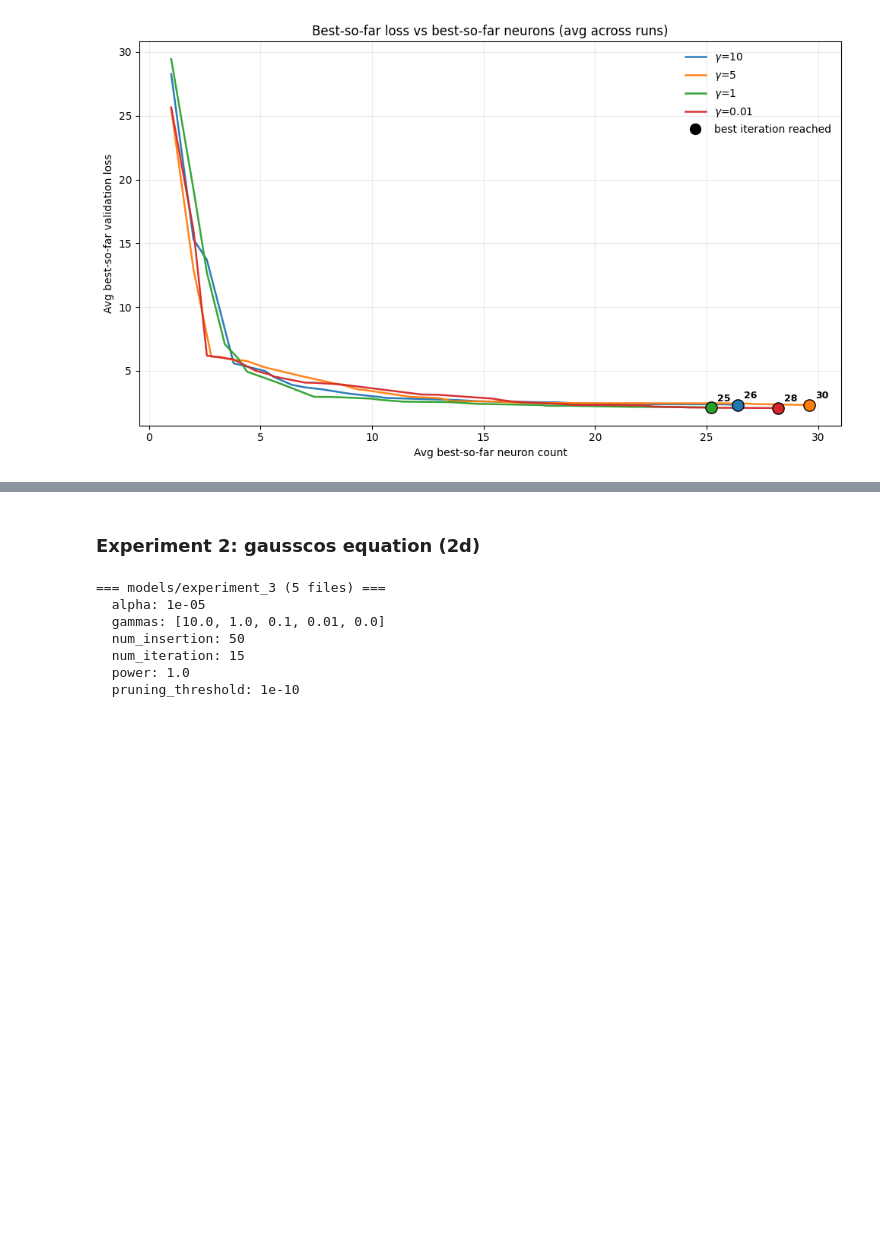
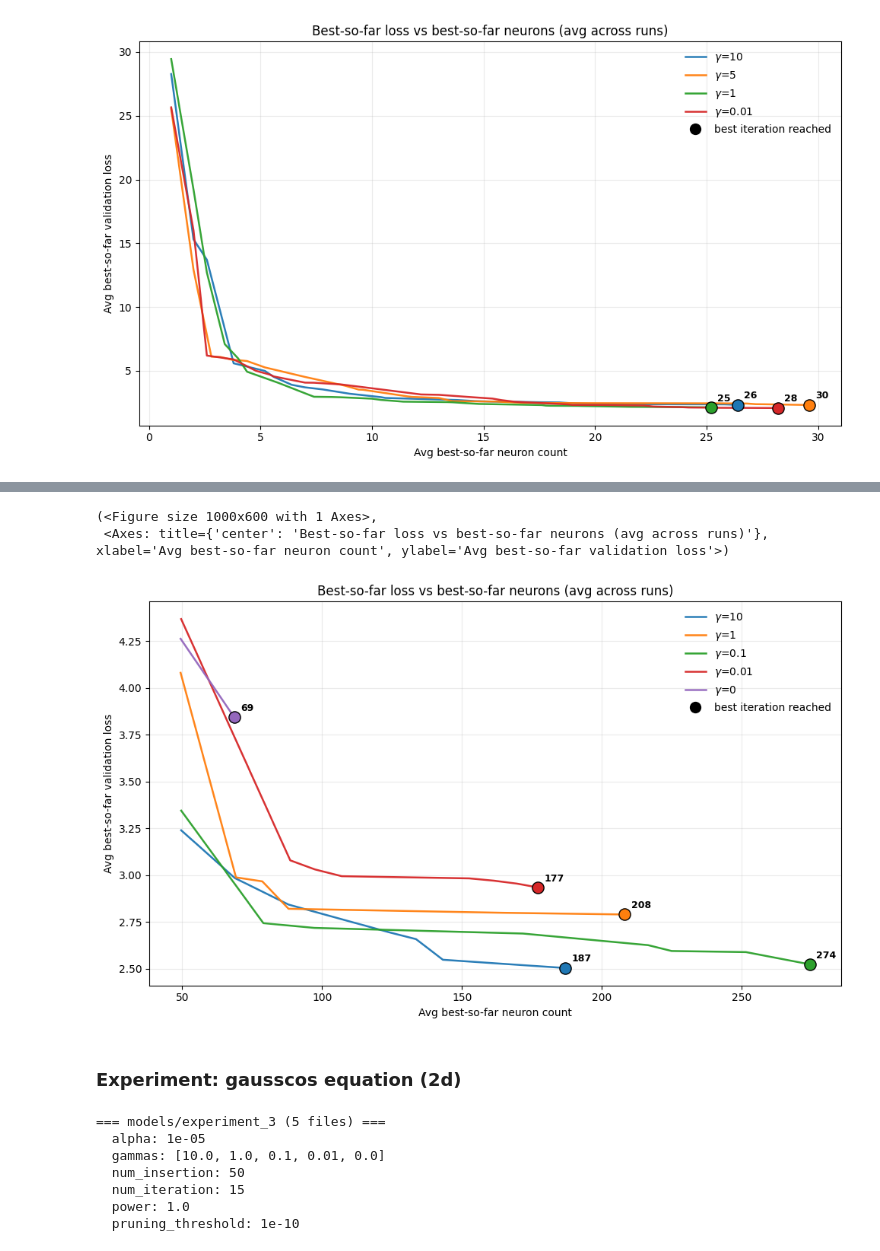
Before and after one commit to KeWu5678/NNforHJB, a Jupyter notebook: notebook/experiment_analysis.ipynb, the cells around one changed output, grey strips where cells are left out. Drawn from its saved outputs; the diff is of its cells as text; code cells hidden in the pictures; blank space fills up the shorter version.

Commit message:
update experiments

```diff
--- a/notebook/experiment_analysis.ipynb
+++ b/notebook/experiment_analysis.ipynb
@@ -51,10 +75,21 @@ plot_best_loss_vs_best_neurons_by_gamma(
+# %%
+from scr.metric import plot_best_loss_vs_best_neurons_by_gamma
+
+plot_best_loss_vs_best_neurons_by_gamma(
+    "models/experiment_5",
+    gammas_include=[10.0, 1.0, 0.1, 1e-2,0],
+)
+# %% [output]
+(<Figure size 1000x600 with 1 Axes>,
+ <Axes: title={'center': 'Best-so-far loss vs best-so-far neurons (avg across runs)'}, xlabel='Avg best-so-far neuron count', ylabel='Avg best-so-far validation loss'>)
+[figure, added]
 # %%
 # from scr.metric import build_best_val_loss_table_by_gamma
 
 # out_loss = build_best_val_loss_table_by_gamma("models/experiment_1", kind="neuron")
 # out_loss["table_df"]
 # %% [markdown]
-### Experiment 2: gausscos equation (2d)
+### Experiment: gausscos equation (2d)
 # %%
 from scr.metric import print_experiment_hyperparameters
 
```
Also changed, not shown: parts of 9 cells of this notebook, 3 other files.
